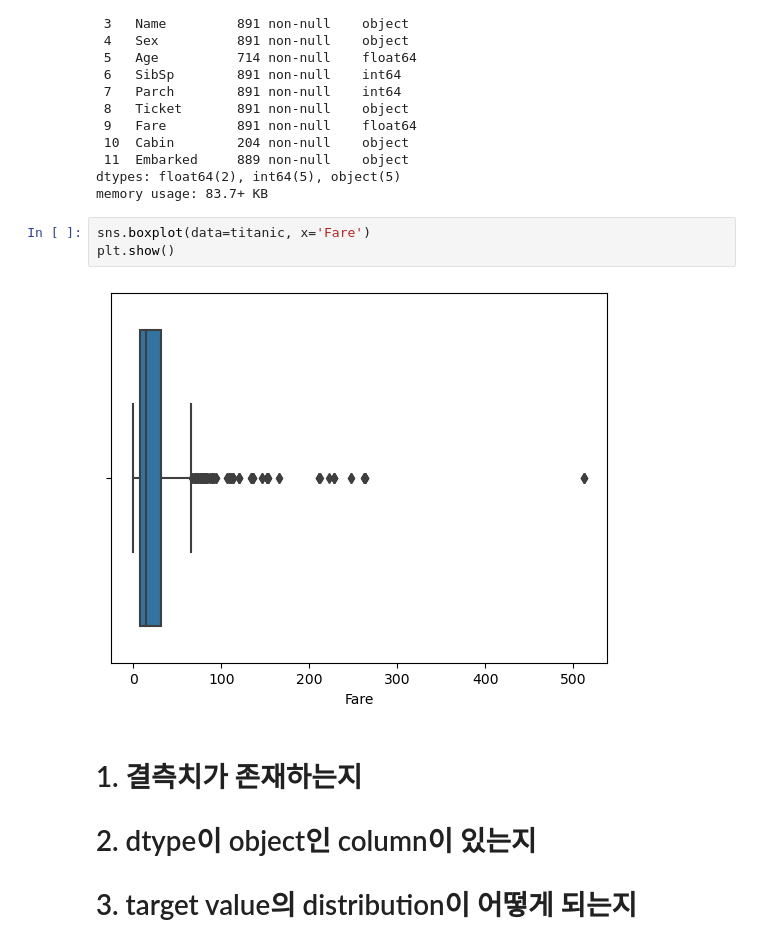
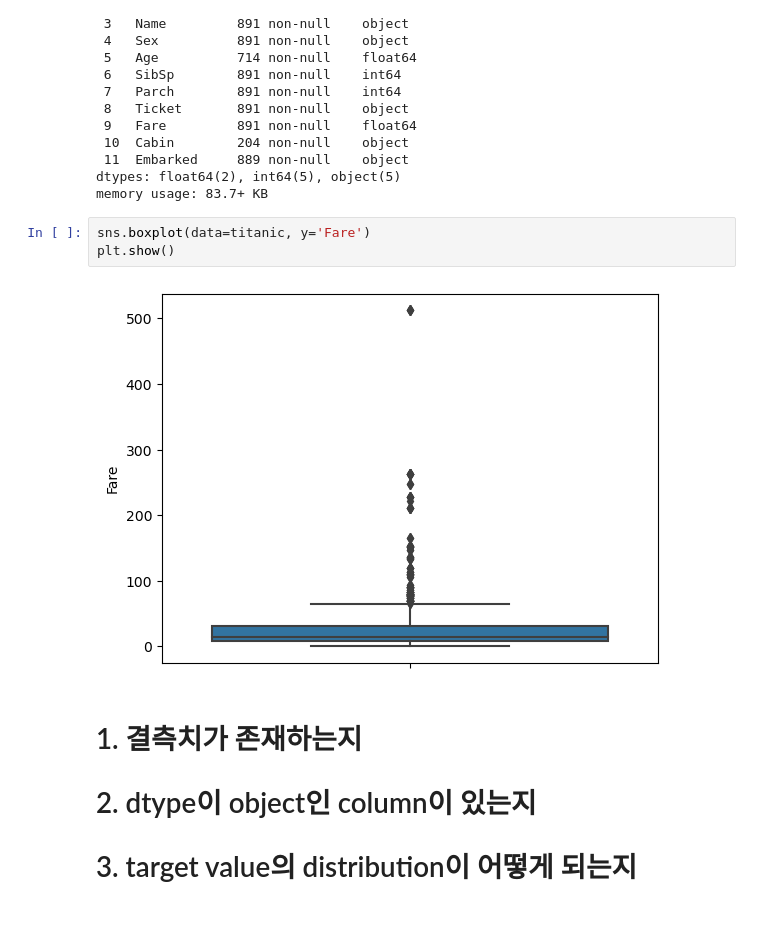
Before and after one commit to sajacaros/bootcamp_playground, a Jupyter notebook: 김용담강사/2. EDA Hands-on/2. 타이타닉 생존자 예측 EDA.ipynb, the cells around one changed output. Cells and saved outputs as stored; diff of their text form; blank space fills up the shorter version.

Commit message:
titanic eda

```diff
--- a/김용담강사/2. EDA Hands-on/2. 타이타닉 생존자 예측 EDA.ipynb
+++ b/김용담강사/2. EDA Hands-on/2. 타이타닉 생존자 예측 EDA.ipynb
@@ -104,10 +104,10 @@ Data columns (total 12 columns):
 dtypes: float64(2), int64(5), object(5)
 memory usage: 83.7+ KB
 # %%
-sns.boxplot(data=titanic, x='Fare')
+sns.boxplot(data=titanic, y='Fare')
 plt.show()
 # %% [output]
-[figure, old version]
+[figure, new version]
 # %% [markdown]
 # 1. 결측치가 존재하는지
 # 2. dtype이 object인 column이 있는지
```
Also changed, not shown: parts of 24 cells of this notebook.
